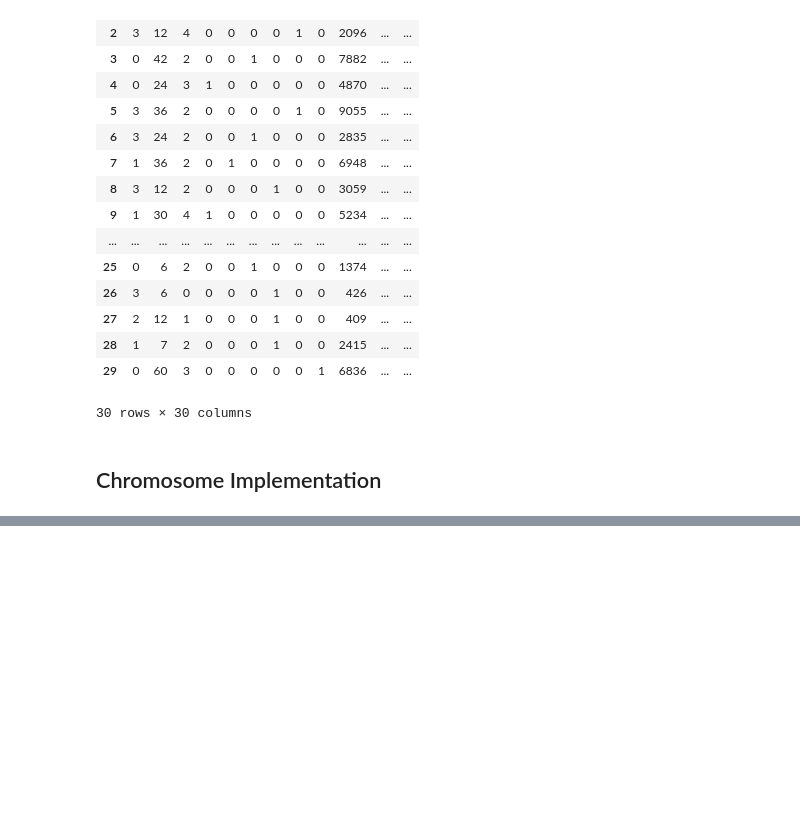
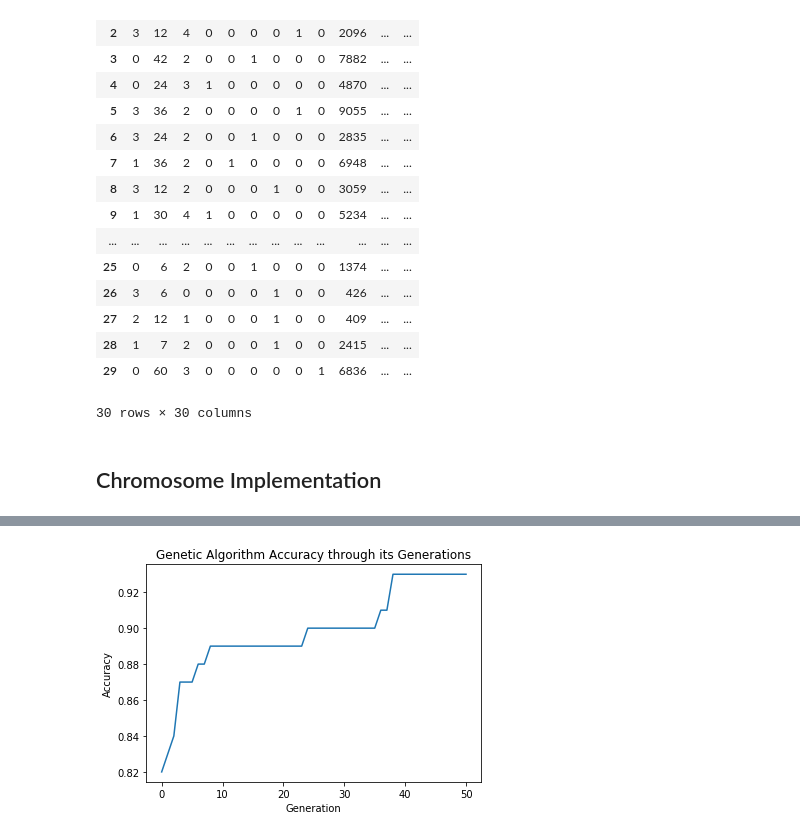
Before and after one commit to erfanMhi/Genetic-algorithms-for-credit-scoring, a Jupyter notebook: Genetic Algorithm for credit scoring.ipynb, the cells around one changed output, grey strips where cells are left out. Drawn from its saved outputs; the diff is of its cells as text; code cells hidden in the pictures; blank space fills up the shorter version.

Commit message:
Simple genetic algorithm Added.

```diff
--- a/Genetic Algorithm for credit scoring.ipynb
+++ b/Genetic Algorithm for credit scoring.ipynb
@@ -108,6 +149,17 @@ x_train.iloc[np.full(30,True)]
 30 rows × 30 columns
 # %% [markdown]
 ## Chromosome Implementation
+# %%
+class ToolBox :
+    @staticmethod
+    def save_item(path,item):
+        with open(path + '.pkl', 'wb') as f:
+            pickle.dump(item, f, pickle.HIGHEST_PROTOCOL)
+
+    @staticmethod
+    def load_item(path):
+        with open(path + '.pkl', 'rb') as f:
+            return pickle.load(f)
 # %%
 class Chromosome :
     chromosomes = {} # Every Computed Chromosome will be save in this chromosomes
@@ -171,19 +236,20 @@ class Chromosome :
 # %%
 class Population :
 
-    def __init__(self,popSize,genNum,reducedFeatureSubset,minFeatureNum=5,maxFeatureNum=12,trueProb=.5,tPressure=.1) :
+    def __init__(self,popSize,genNum,reducedFeatureSubset,minFeatureNum=5,maxFeatureNum=12,trueProb=.5,tPressure=.1,gaType='hybrid') :
         self.pop = np.array([])
         self.reducedFeatureSubset = reducedFeatureSubset
         self.minFeatureNum = minFeatureNum
         self.maxFeatureNum = maxFeatureNum
         self.popSize = popSize
         self.genNum = genNum
+        self.gaType = gaType
         self.trueProb = trueProb
         self.tPressure = tPressure
         self.bestFitness = float('-inf')
         self.tSize = int(popSize*tPressure)
         for _ in range(popSize) : # initializing chromosome
-            self.pop = np.append(self.pop,Chromosome(genNum,trueProb,reducedFeatureSubset,minFeatureNum,maxFeatureNum))
+            self.pop = np.append(self.pop,Chromosome(genNum,trueProb,reducedFeatureSubset,minFeatureNum,maxFeatureNum,gaType))
 
     def __iter__(self) :
         return np.nditer(self.pop)
@@ -234,17 +300,15 @@ class Population :
 
     @staticmethod
     def save_chromosomes():
-        with open(Chromosome.chromosomes_file_path + '.pkl', 'wb') as f:
-            pickle.dump(Chromosome.chromosomes, f, pickle.HIGHEST_PROTOCOL)
+        ToolBox.save_item(Chromosome.chromosomes_file_path,Chromosome.chromosomes)
 
     @staticmethod
     def load_chromosomes():
-        with open(Chromosome.chromosomes_file_path + '.pkl', 'rb') as f:
-            Chromosome.chromosomes = pickle.load(f)
+        Chromosome.chromosomes = ToolBox.load_item(Chromosome.chromosomes_file_path)
 # %%
-def geneticAlgorithm(X,Y,generationNum,popSize,genNum,trueProb,tPressure,cProb,mProb,trainCycles,lr,m,reducedFeatureSubset,minFeatureNum=5,maxFeatureNum=12) :
+def geneticAlgorithm(X,Y,generationNum,popSize,genNum,trueProb,tPressure,cProb,mProb,trainCycles,lr,m,reducedFeatureSubset,minFeatureNum=5,maxFeatureNum=12,gaType='hybrid') :
     bestFitnesses = []
-    population = Population(popSize,genNum,reducedFeatureSubset,minFeatureNum,maxFeatureNum,trueProb,tPressure)
+    population = Population(popSize,genNum,reducedFeatureSubset,minFeatureNum,maxFeatureNum,trueProb,tPressure,gaType)
     bestFitness = population.calculateFitness(X,Y,trainCycles,lr,m)
     bestFitnesses.append(bestFitness)
     for generation in range(generationNum) :
@@ -263,5 +327,7 @@ def geneticAlgorithm(X,Y,generationNum,popSize,genNum,trueProb,tPressure,cProb,m
 x_train = pd.read_excel(german_data,header=None)
 y_train = pd.read_excel(german_label,header=None)
 genetic_config['genNum'] = x_train.shape[1]
-geneticAlgorithm(np.array(x_train),np.array(y_train),reducedFeatureSubset=reduced_feature_subset,**genetic_config,**nn_config)
+Population.load_chromosomes()
+gaBestFitnesses = geneticAlgorithm(np.array(x_train),np.array(y_train),reducedFeatureSubset=reduced_feature_subset,gaType='simple',**genetic_config,**nn_config)
+# geneticAlgorithm(np.array(x_train),np.array(y_train),reducedFeatureSubset=reduced_feature_subset,**genetic_config,**nn_config)
 # %% [output]
@@ -358,0 +353,8 @@ plt.show()
+# %%
+plt.plot(list(range(51)), gaBestFitnesses)
+plt.xlabel('Generation')
+plt.ylabel('Accuracy')
+plt.title("Genetic Algorithm Accuracy through its Generations")
+plt.show()
+# %% [output]
+[figure, added]
```
Also changed, not shown: parts of 10 cells of this notebook, 2 other files.
